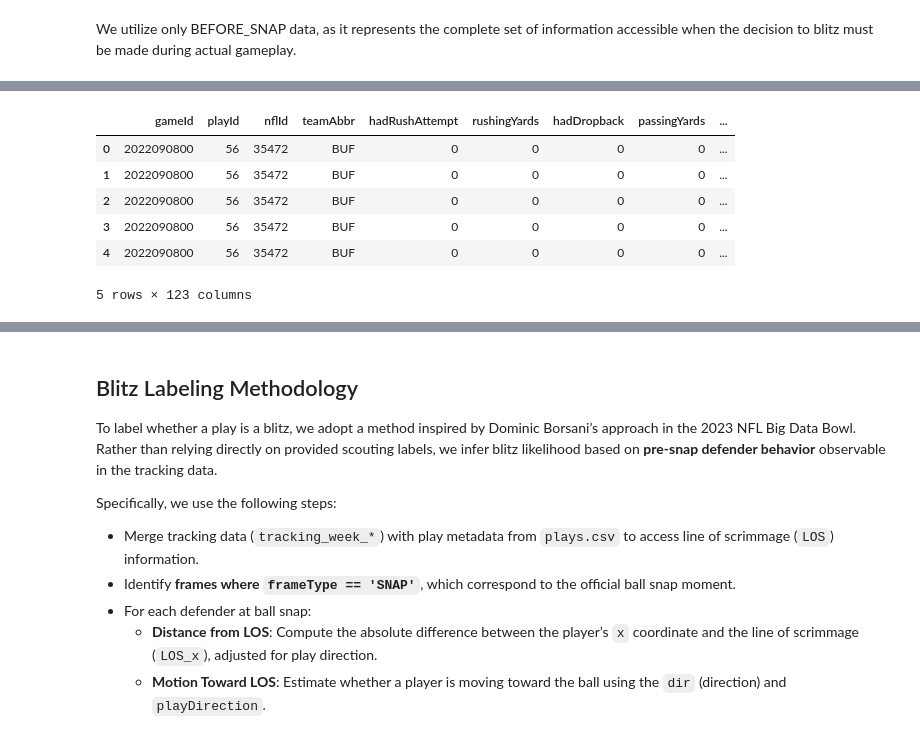
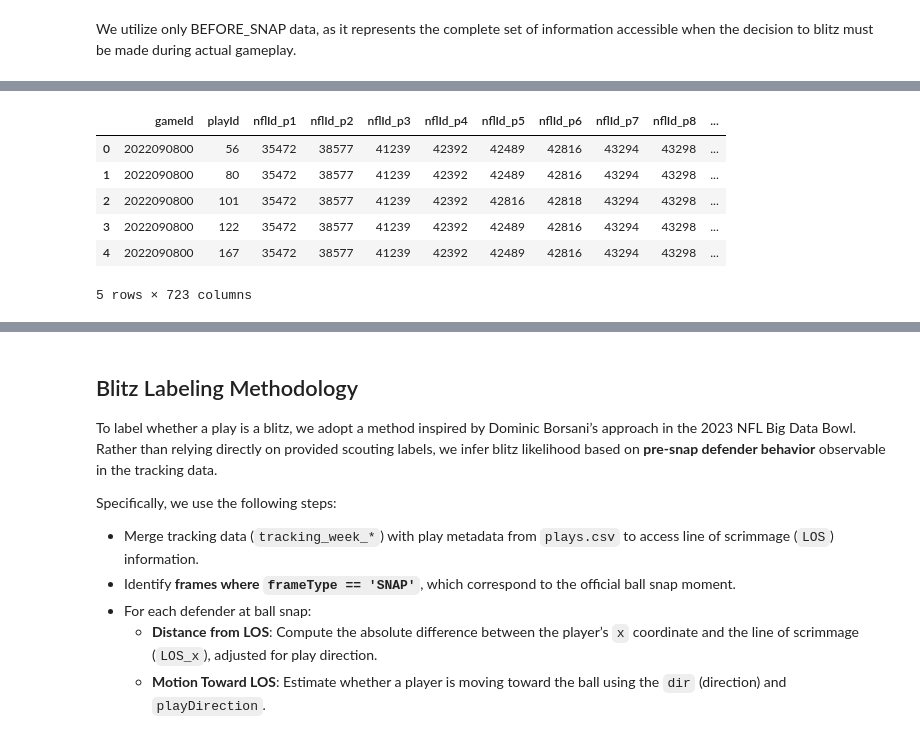
Before and after one commit to tgarity/blitzprediction, a Jupyter notebook: final_project.ipynb, the cells around one changed output, grey strips where cells are left out. Drawn from its saved outputs; the diff is of its cells as text; code cells hidden in the pictures.

```diff
--- a/final_project.ipynb
+++ b/final_project.ipynb
@@ -236,12 +390,12 @@ master_df.head()
-# %%
-# merge master_df with tracking_weeks on gameId, playId, and nflId
-master_df = master_df.merge(tracking_weeks, on=['gameId', 'playId', 'nflId'], how='left')
-master_df.head()
-# %% [output]
-|  | gameId | playId | nflId | teamAbbr | hadRushAttempt | rushingYards | hadDropback | passingYards | ... |
-| 0 | 2022090800 | 56 | 35472 | BUF | 0 | 0 | 0 | 0 | ... |
-| 1 | 2022090800 | 56 | 35472 | BUF | 0 | 0 | 0 | 0 | ... |
-| 2 | 2022090800 | 56 | 35472 | BUF | 0 | 0 | 0 | 0 | ... |
-| 3 | 2022090800 | 56 | 35472 | BUF | 0 | 0 | 0 | 0 | ... |
-| 4 | 2022090800 | 56 | 35472 | BUF | 0 | 0 | 0 | 0 | ... |
-5 rows × 123 columns
+# %%
+nontime_data = master_df.copy()
+# %%
+nontime_data.head()
+# %% [output]
+|  | gameId | playId | nflId_p1 | nflId_p2 | nflId_p3 | nflId_p4 | nflId_p5 | nflId_p6 | nflId_p7 | nflId_p8 | ... |
+| 0 | 2022090800 | 56 | 35472 | 38577 | 41239 | 42392 | 42489 | 42816 | 43294 | 43298 | ... |
+| 1 | 2022090800 | 80 | 35472 | 38577 | 41239 | 42392 | 42489 | 42816 | 43294 | 43298 | ... |
+| 2 | 2022090800 | 101 | 35472 | 38577 | 41239 | 42392 | 42816 | 42818 | 43294 | 43298 | ... |
+| 3 | 2022090800 | 122 | 35472 | 38577 | 41239 | 42392 | 42489 | 42816 | 43294 | 43298 | ... |
+| 4 | 2022090800 | 167 | 35472 | 38577 | 41239 | 42392 | 42489 | 42816 | 43294 | 43298 | ... |
+5 rows × 723 columns
```
Also changed, not shown: parts of 32 cells of this notebook.
